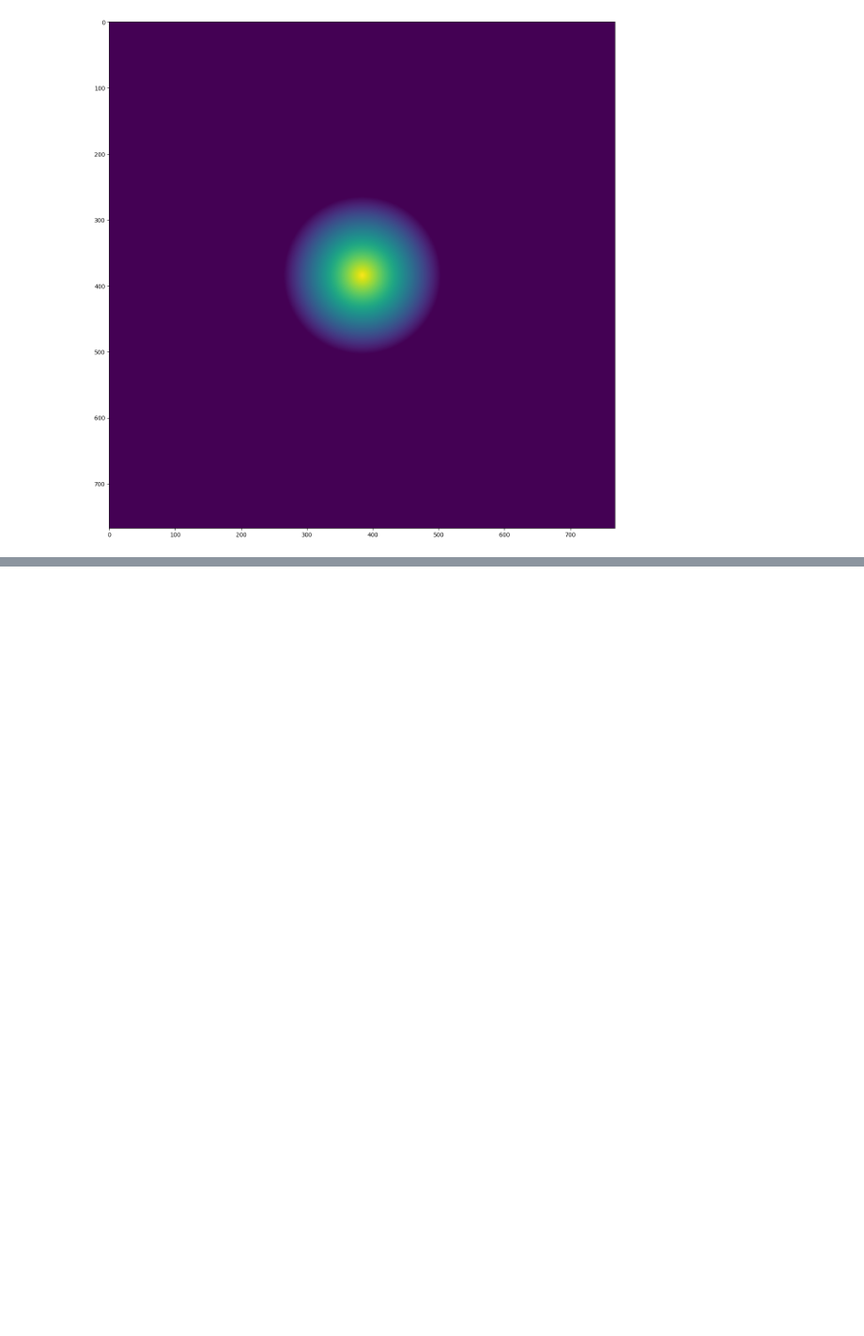
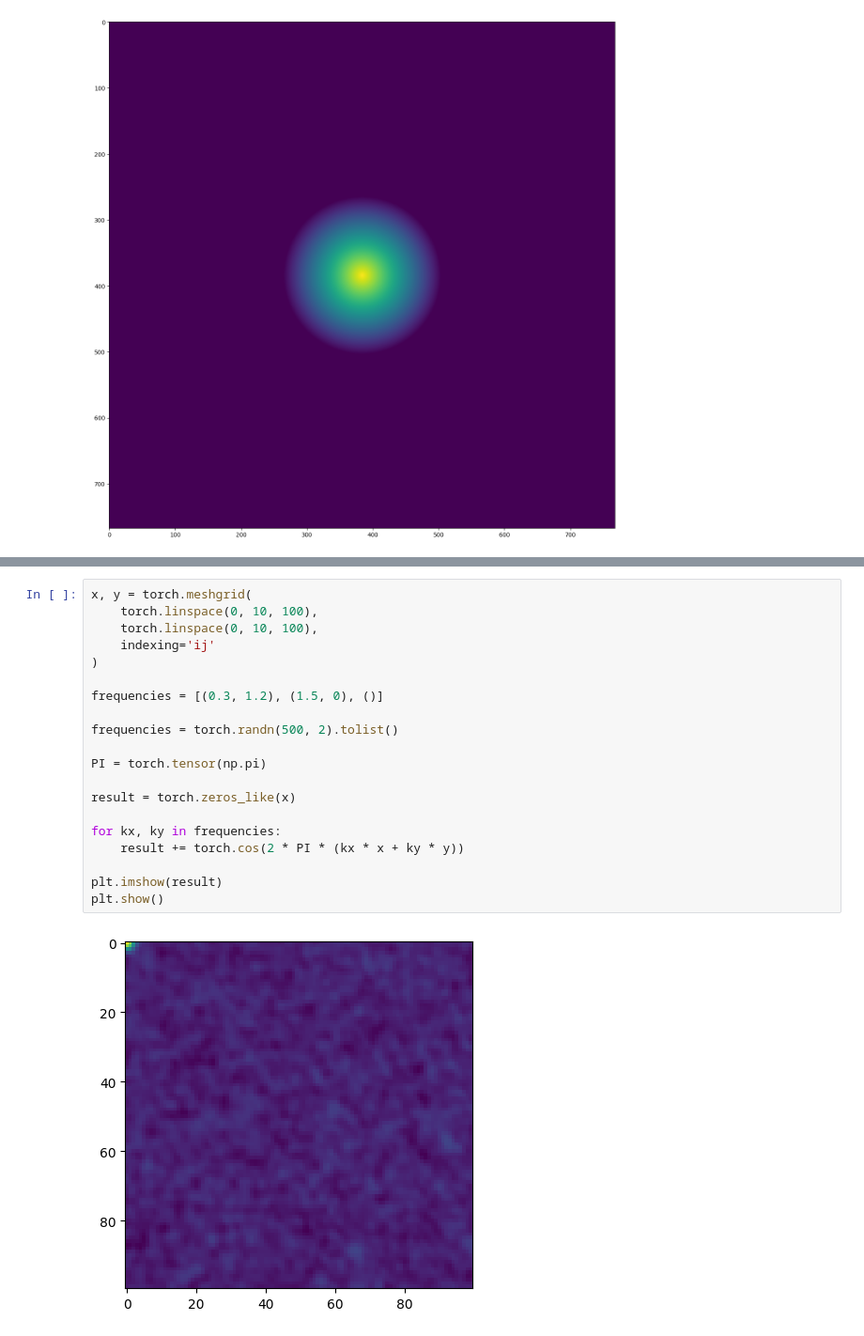
Before and after one commit to obdn27/torchfluidsim, a Jupyter notebook: scripts/solver_test.ipynb, the cells around one changed output, grey strips where cells are left out. Shown at 94% size. Drawn from its saved outputs; the diff is of its cells as text; blank space fills up the shorter version.

```diff
--- a/scripts/solver_test.ipynb
+++ b/scripts/solver_test.ipynb
@@ -56,0 +150,22 @@ plt.show()
+# %%
+x, y = torch.meshgrid(
+    torch.linspace(0, 10, 100),
+    torch.linspace(0, 10, 100),
+    indexing='ij'
+)
+
+frequencies = [(0.3, 1.2), (1.5, 0), ()]
+
+frequencies = torch.randn(500, 2).tolist()
+
+PI = torch.tensor(np.pi)
+
+result = torch.zeros_like(x)
+
+for kx, ky in frequencies:
+    result += torch.cos(2 * PI * (kx * x + ky * y))
+
+plt.imshow(result)
+plt.show()
+# %% [output]
+[figure, added]
```
Also changed, not shown: parts of 5 cells of this notebook, 3 other files.
